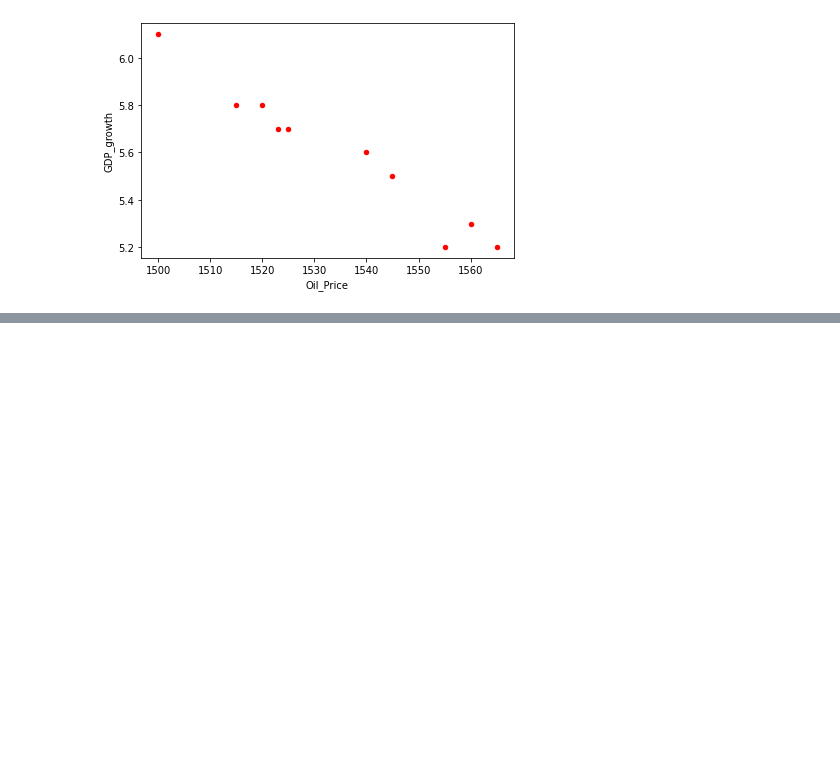
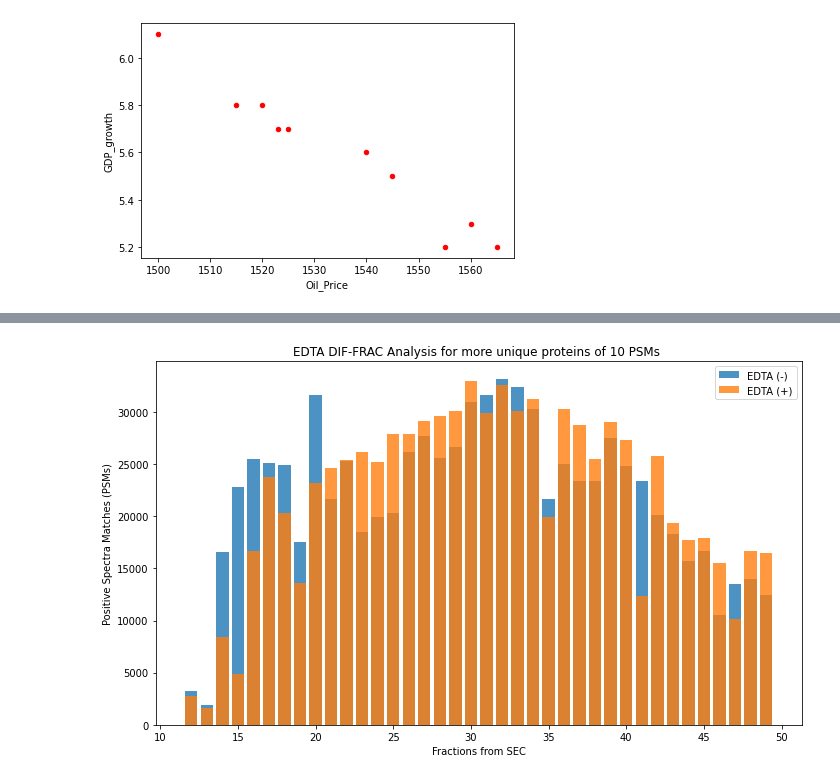
Before and after one commit to deejayprof/Adejumo-Samson-ssbc, a Jupyter notebook: Metal_Samson.ipynb, the cells around one changed output, grey strips where cells are left out. Drawn from its saved outputs; the diff is of its cells as text; code cells hidden in the pictures; blank space fills up the shorter version.

```diff
--- a/Metal_Samson.ipynb
+++ b/Metal_Samson.ipynb
@@ -69,0 +226,4 @@ plt.show()
+# %%
+#Number of proteins with rowsums > than 10 psm in EDTA plus
+plus_above10 = EDTA_plus_df[EDTA_plus_df.sum(axis=1)>=10]
+plus_above10.sum()
@@ -69,0 +248,4 @@ plt.show()
+# %%
+#Number of proteins with rowsums > than 10 psm in EDTA minus
+minus_above10 = EDTA_minus_df[EDTA_minus_df.sum(axis=1)>=10]
+minus_above10.sum()
@@ -69,0 +270,12 @@ plt.show()
+# %%
+#Plotting the bar charts of EDTA plus and EDTA minus to compare the elution profiles of 10 PSMs
+plt.rcParams["figure.figsize"] = [10, 6]
+plt.bar(range(12,50), minus_above10.sum(), alpha=0.8, label="EDTA (-)")
+plt.bar(range(12, 50), plus_above10.sum(),  alpha=0.8, label="EDTA (+)")
+plt.legend()
+plt.title("EDTA DIF-FRAC Analysis for more unique proteins of 10 PSMs ")
+plt.xlabel("Fractions from SEC")
+plt.ylabel("Positive Spectra Matches (PSMs)")
+plt.savefig("/Sam_DrewDrive/MyDrive/EDTA_DIFFRAC_10PSMs.pdf")
+# %% [output]
+[figure, added]
```
Also changed, not shown: parts of 167 cells of this notebook.
